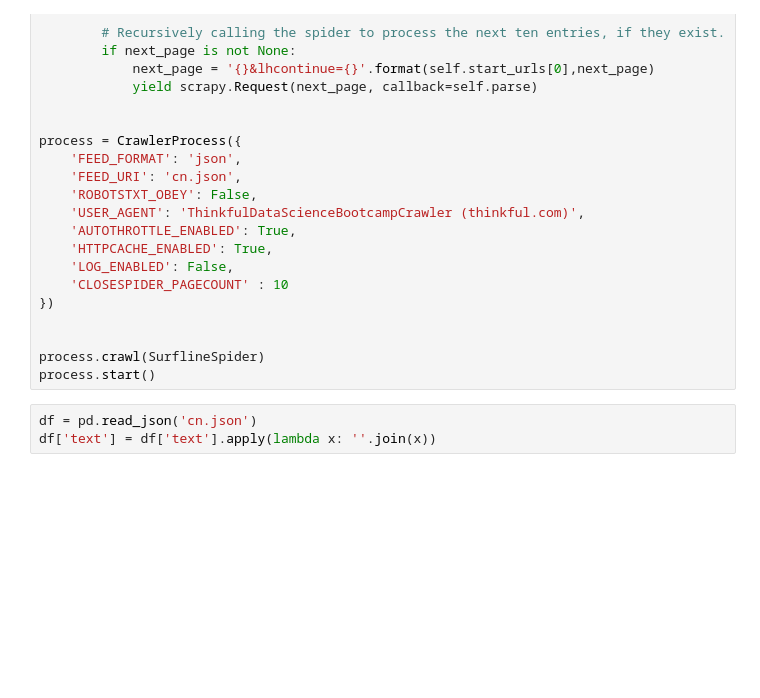
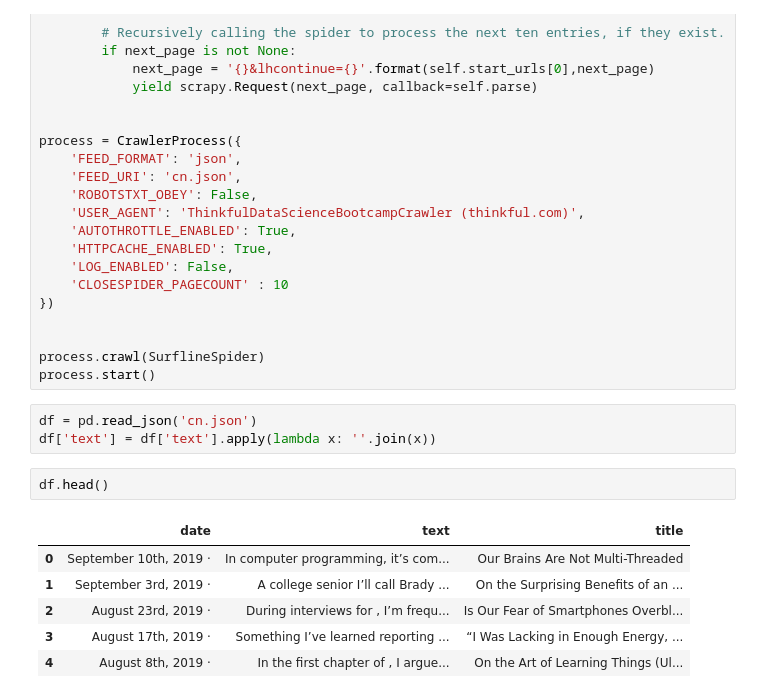
Before and after one commit to marshall7m/thinkful-data-science, a Jupyter notebook: web_scraping/cal_newport_blog_scraper.ipynb, the cells around one changed output. Cells and saved outputs as stored; diff of their text form; blank space fills up the shorter version.

```diff
--- a/web_scraping/cal_newport_blog_scraper.ipynb
+++ b/web_scraping/cal_newport_blog_scraper.ipynb
@@ -63,3 +72,12 @@ process.start()
 # %%
 df = pd.read_json('cn.json')
 df['text'] = df['text'].apply(lambda x: ''.join(x))
+# %%
+df.head()
+# %% [output]
+|  | date | text | title |
+| 0 | September 10th, 2019 · | In computer programming, it’s com... | Our Brains Are Not Multi-Threaded |
+| 1 | September 3rd, 2019 · | A college senior I’ll call Brady ... | On the Surprising Benefits of an ... |
+| 2 | August 23rd, 2019 · | During interviews for , I’m frequ... | Is Our Fear of Smartphones Overbl... |
+| 3 | August 17th, 2019 · | Something I’ve learned reporting ... | “I Was Lacking in Enough Energy, ... |
+| 4 | August 8th, 2019 · | In the first chapter of , I argue... | On the Art of Learning Things (Ul... |
```
Also changed, not shown: parts of 6 cells of this notebook, 2 other files.
